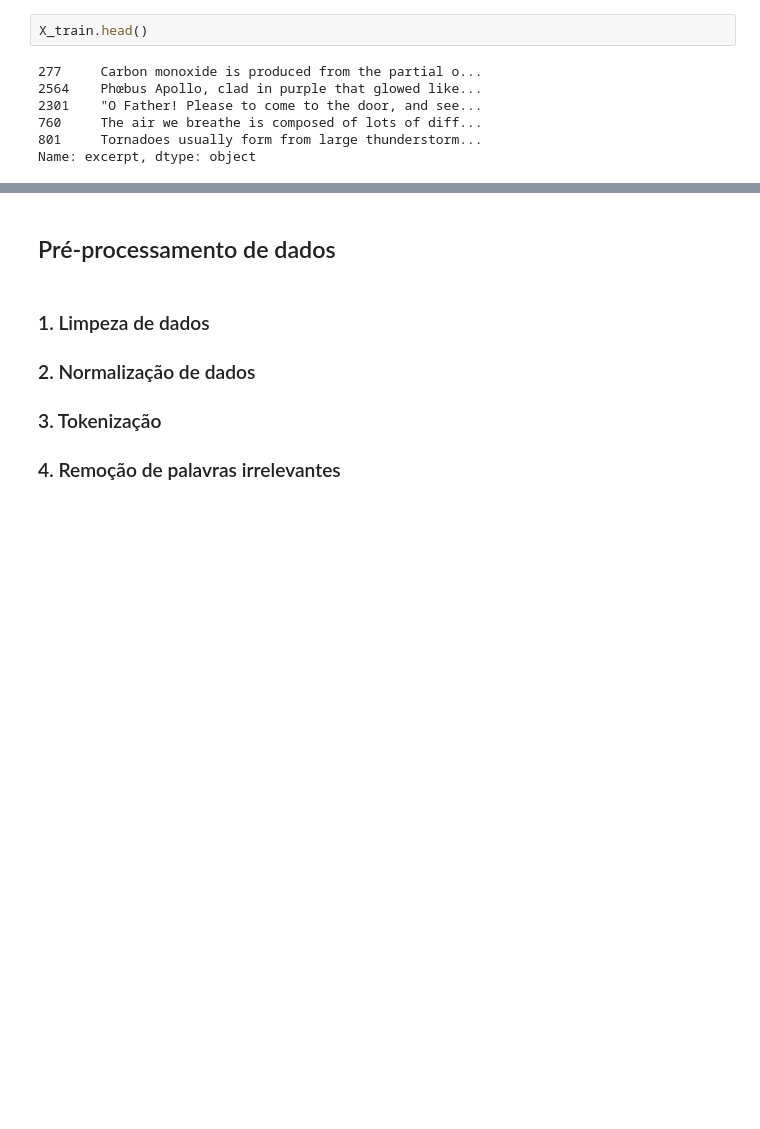
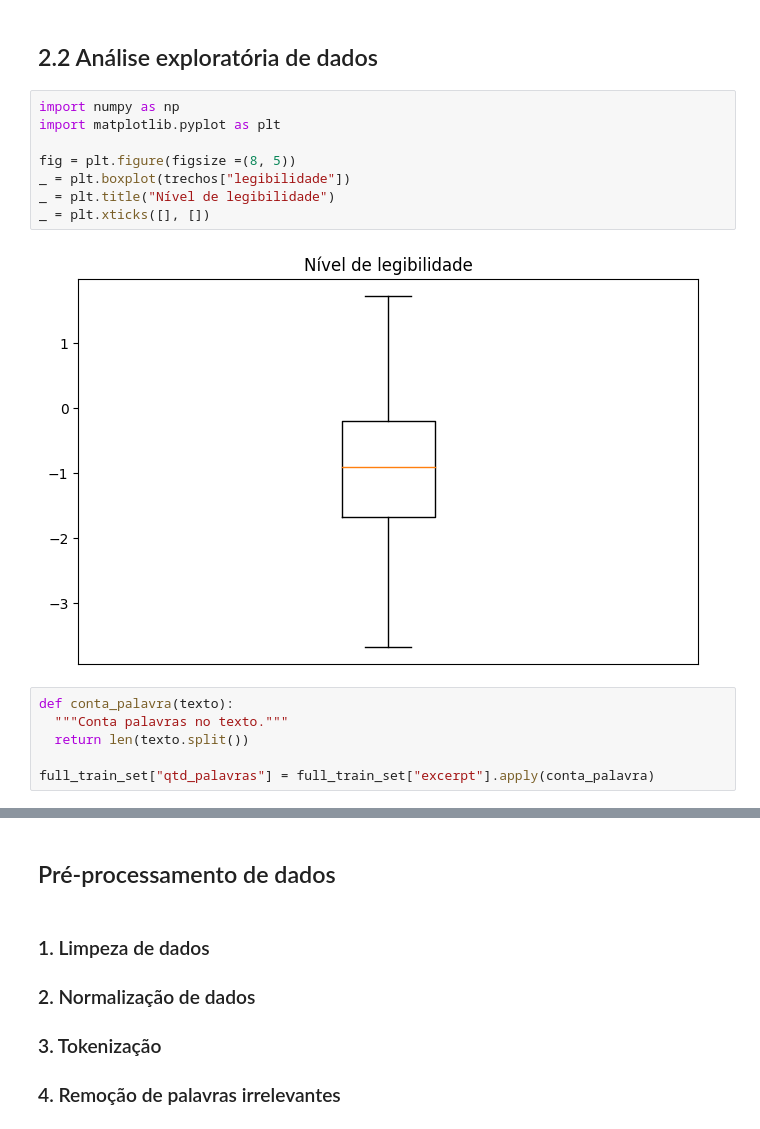
Before and after one commit to gomesluiz/commonlit-readability-predicting, a Jupyter notebook: make_model.ipynb, the cells around one changed output, grey strips where cells are left out. Cells and saved outputs as stored; diff of their text form; blank space fills up the shorter version.

```diff
--- a/make_model.ipynb
+++ b/make_model.ipynb
@@ -68,9 +102,18 @@ X_train, X_valid, y_train, y_valid = train_test_split(full_train_set["excerpt"],
-# %%
-X_train.head()
-# %% [output]
-277     Carbon monoxide is produced from the partial o...
-2564    Phœbus Apollo, clad in purple that glowed like...
-2301    "O Father! Please to come to the door, and see...
-760     The air we breathe is composed of lots of diff...
-801     Tornadoes usually form from large thunderstorm...
-Name: excerpt, dtype: object
+# %% [markdown]
+## 2.2 Análise exploratória de dados
+# %%
+import numpy as np
+import matplotlib.pyplot as plt
+
+fig = plt.figure(figsize =(8, 5))
+_ = plt.boxplot(trechos["legibilidade"])
+_ = plt.title("Nível de legibilidade")
+_ = plt.xticks([], [])
+# %% [output]
+[figure, added]
+# %%
+def conta_palavra(texto):
+  """Conta palavras no texto."""
+  return len(texto.split())
+
+full_train_set["qtd_palavras"] = full_train_set["excerpt"].apply(conta_palavra)
```
Also changed, not shown: parts of 17 cells of this notebook.
